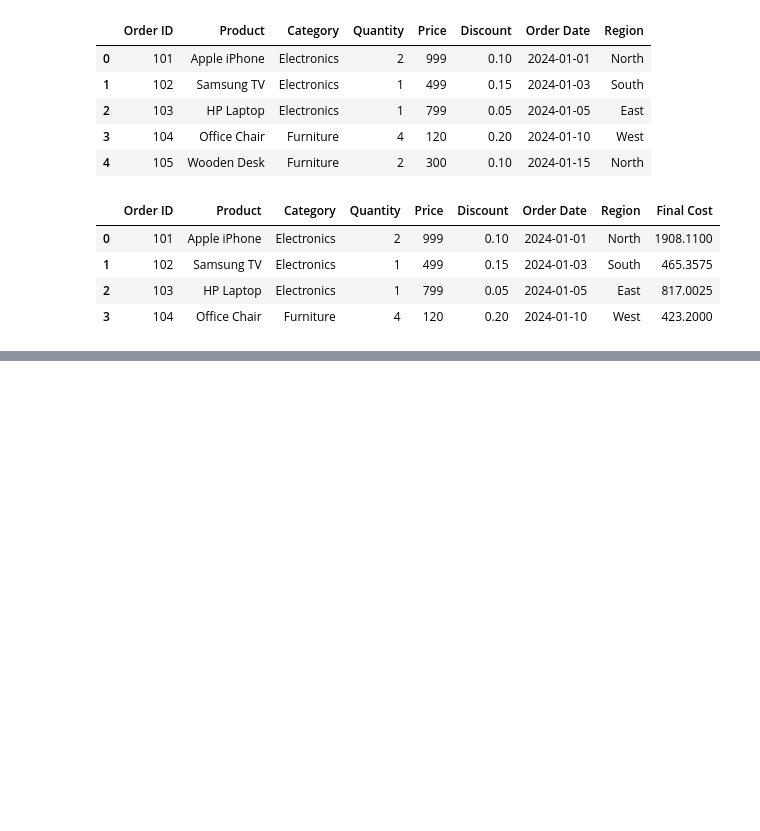
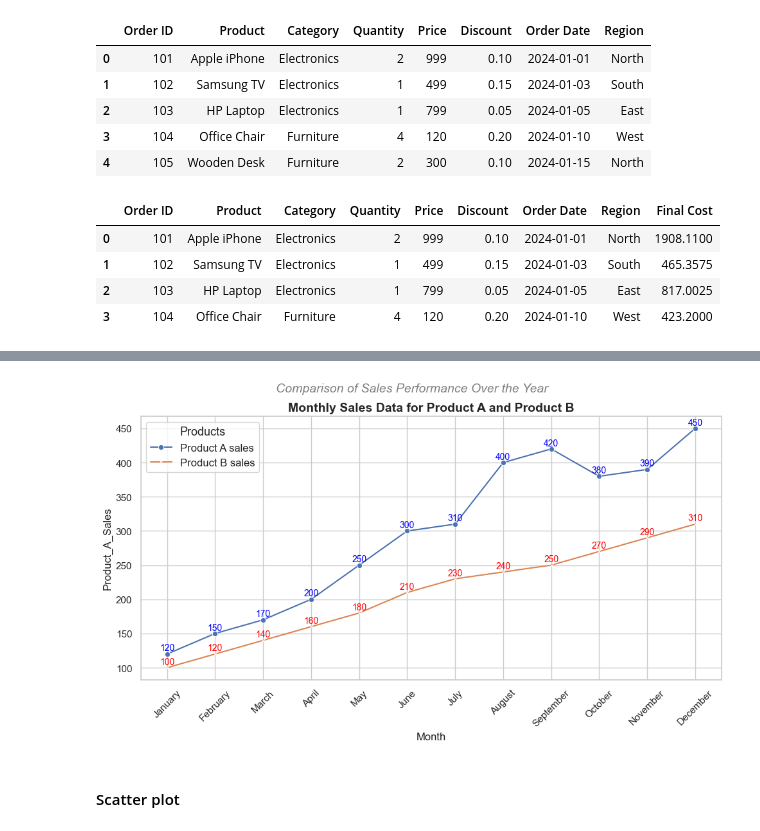
Before and after one commit to Anggi-Permana-Harianja/coding_exercise, a Jupyter notebook: data_manipulation.ipynb, the cells around one changed output, grey strips where cells are left out. Drawn from its saved outputs; the diff is of its cells as text; code cells hidden in the pictures; blank space fills up the shorter version.

```diff
--- a/data_manipulation.ipynb
+++ b/data_manipulation.ipynb
@@ -334,0 +393,58 @@ df.head(-1)
+# %%
+data = {
+    "Month": ["January", "February", "March", "April", "May", "June", "July", "August", "September", "October", "November", "December"],
+    "Product_A_Sales": [120, 150, 170, 200, 250, 300, 310, 400, 420, 380, 390, 450],
+    "Product_B_Sales": [100, 120, 140, 160, 180, 210, 230, 240, 250, 270, 290, 310]
+}
+
+# Convert to DataFrame
+df = pd.DataFrame(data)
+# %%
+plt.figure(figsize=(10, 6))
+sns.set(style="whitegrid")
+
+ax = sns.lineplot(
+    x="Month",
+    y="Product_A_Sales",
+    data=df,
+    label="Product A sales",
+    marker="o"
+)
+# second lineplot
+sns.lineplot(
+    x="Month",
+    y="Product_B_Sales",
+    data=df,
+    label="Product B sales",
+    marker="x"
+)
+
+plt.title(
+    "Monthly Sales Data for Product A and Product B",
+    fontsize=14,
+    weight="bold"
+)
+plt.suptitle(
+    "Comparison of Sales Performance Over the Year",
+    y=0.96, fontsize=14, style="italic", color="gray"
+)
+
+plt.xticks(rotation=45)
+plt.legend(
+    title="Products",
+    loc="upper left",
+    fontsize=12,
+    title_fontsize=13
+)
+
+# add label
+for i, (a, b) in enumerate(zip(df.Product_A_Sales, df.Product_B_Sales)):
+    ax.text(i, a + 5, f"{a}", color="blue", ha="center", fontsize=10)
+    ax.text(i, b + 5, f"{b}", color="red", ha="center", fontsize=10)
+
+plt.tight_layout()
+plt.show()
+# %% [output]
+[figure, added]
+# %% [markdown]
+#### Scatter plot
```
Also changed, not shown: parts of 13 cells of this notebook, 1 other file.
